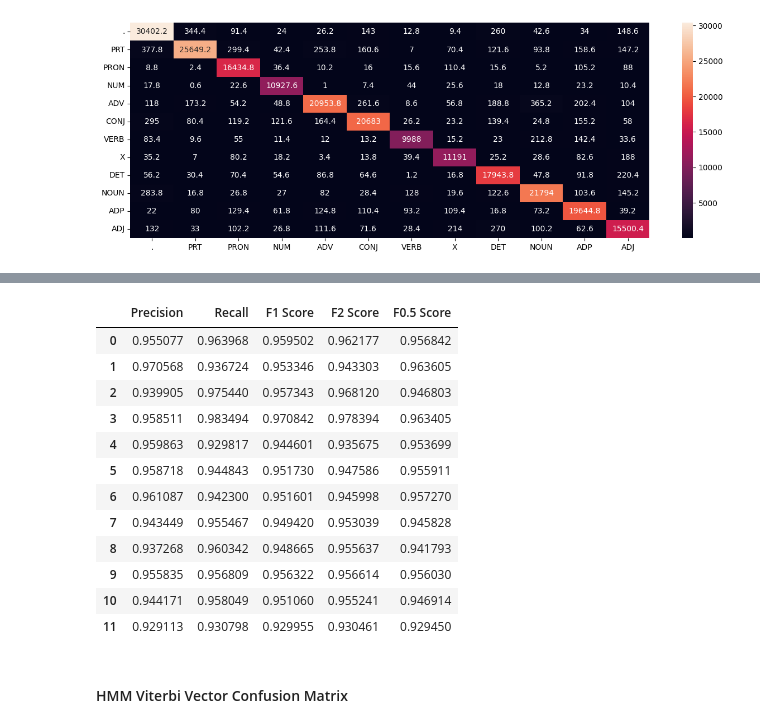
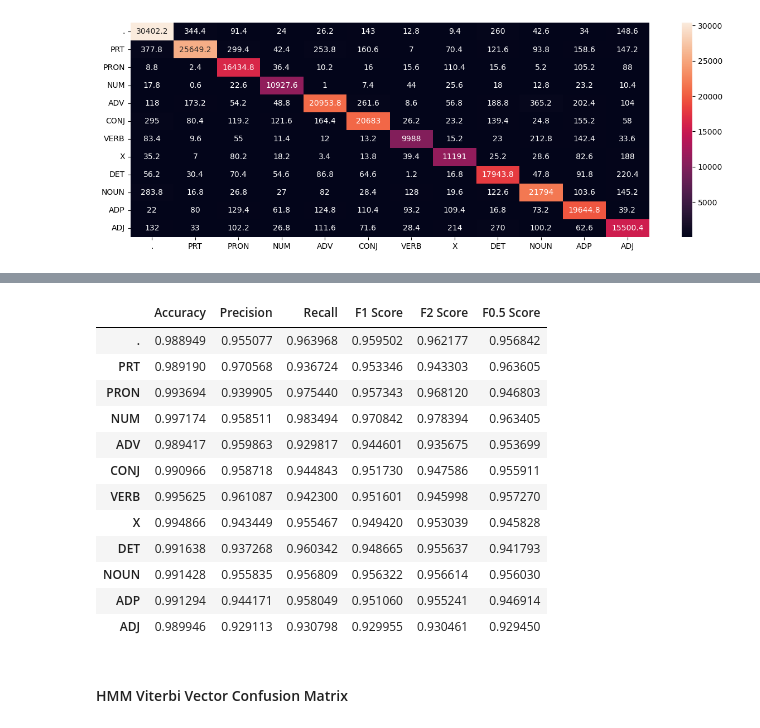
Before and after one commit to Pulkit-m/HMM_pos_tagger, a Jupyter notebook: HMM/Results.ipynb, the cells around one changed output, grey strips where cells are left out. Cells and saved outputs as stored; diff of their text form; code cells hidden in the pictures.

```diff
--- a/HMM/Results.ipynb
+++ b/HMM/Results.ipynb
@@ -105,18 +68,27 @@ f0_5_score = np.zeros(num_tags)
 # %%
-for i in range(num_tags):
-    tp = confusion_matrix[i, i]
-    fp = np.sum(confusion_matrix[:, i]) - tp
-    fn = np.sum(confusion_matrix[i, :]) - tp
-    tn = np.sum(confusion_matrix) - tp - fp - fn
+def calculate_metrics(confusion_matrix):
+    num_tags = confusion_matrix.shape[0]
+    accuracy = np.zeros(num_tags)
+    precision = np.zeros(num_tags)
+    recall = np.zeros(num_tags)
+    f1_score = np.zeros(num_tags)
+    f2_score = np.zeros(num_tags)
+    f0_5_score = np.zeros(num_tags)
 
-    precision[i] = tp / (tp + fp)
-    recall[i] = tp / (tp + fn)
-    f1_score[i] = 2 * precision[i] * recall[i] / (precision[i] + recall[i])
-    f2_score[i] = (5 * precision[i] * recall[i]) / (4 * precision[i] + recall[i])
-    f0_5_score[i] = (1.25 * precision[i] * recall[i]) / (0.25 * precision[i] + recall[i])
+    for i in range(num_tags):
+        tp = confusion_matrix[i, i]
+        fp = np.sum(confusion_matrix[:, i]) - tp
+        fn = np.sum(confusion_matrix[i, :]) - tp
+        tn = np.sum(confusion_matrix) - tp - fp - fn
 
-print('Precision:', precision)
-print('Recall:', recall)
-print('F1 Score:', f1_score)
-print('F2 Score:', f2_score)
-print('F0.5_score:', f0_5_score)
+        accuracy[i] = (tp + tn) / (tp + tn + fp + fn)
+        precision[i] = tp / (tp + fp)
+        recall[i] = tp / (tp + fn)
+        f1_score[i] = 2 * precision[i] * recall[i] / (precision[i] + recall[i])
+        f2_score[i] = (5 * precision[i] * recall[i]) / (4 * precision[i] + recall[i])
+        f0_5_score[i] = (1.25 * precision[i] * recall[i]) / (0.25 * precision[i] + recall[i])
+
+#dataframe to store the scores for each POS
+    scores= pd.DataFrame({'Accuracy': accuracy ,'Precision': precision, 'Recall': recall,
+                          'F1 Score': f1_score, 'F2 Score': f2_score, 'F0.5 Score': f0_5_score},index=TAGSET)
+    return scores
@@ -142,19 +95,20 @@ metrics_symbolic = pd.DataFrame({
-# %%
-metrics_symbolic
-# %% [output]
-|  | Precision | Recall | F1 Score | F2 Score | F0.5 Score |
-| 0 | 0.955077 | 0.963968 | 0.959502 | 0.962177 | 0.956842 |
-| 1 | 0.970568 | 0.936724 | 0.953346 | 0.943303 | 0.963605 |
-| 2 | 0.939905 | 0.975440 | 0.957343 | 0.968120 | 0.946803 |
-| 3 | 0.958511 | 0.983494 | 0.970842 | 0.978394 | 0.963405 |
-| 4 | 0.959863 | 0.929817 | 0.944601 | 0.935675 | 0.953699 |
-| 5 | 0.958718 | 0.944843 | 0.951730 | 0.947586 | 0.955911 |
-| 6 | 0.961087 | 0.942300 | 0.951601 | 0.945998 | 0.957270 |
-| 7 | 0.943449 | 0.955467 | 0.949420 | 0.953039 | 0.945828 |
-| 8 | 0.937268 | 0.960342 | 0.948665 | 0.955637 | 0.941793 |
-| 9 | 0.955835 | 0.956809 | 0.956322 | 0.956614 | 0.956030 |
-| 10 | 0.944171 | 0.958049 | 0.951060 | 0.955241 | 0.946914 |
-| 11 | 0.929113 | 0.930798 | 0.929955 | 0.930461 | 0.929450 |
+# %%
+metrics_symbolic = calculate_metrics(confusion_matrix)
+metrics_symbolic
+# %% [output]
+|  | Accuracy | Precision | Recall | F1 Score | F2 Score | F0.5 Score |
+| . | 0.988949 | 0.955077 | 0.963968 | 0.959502 | 0.962177 | 0.956842 |
+| PRT | 0.989190 | 0.970568 | 0.936724 | 0.953346 | 0.943303 | 0.963605 |
+| PRON | 0.993694 | 0.939905 | 0.975440 | 0.957343 | 0.968120 | 0.946803 |
+| NUM | 0.997174 | 0.958511 | 0.983494 | 0.970842 | 0.978394 | 0.963405 |
+| ADV | 0.989417 | 0.959863 | 0.929817 | 0.944601 | 0.935675 | 0.953699 |
+| CONJ | 0.990966 | 0.958718 | 0.944843 | 0.951730 | 0.947586 | 0.955911 |
+| VERB | 0.995625 | 0.961087 | 0.942300 | 0.951601 | 0.945998 | 0.957270 |
+| X | 0.994866 | 0.943449 | 0.955467 | 0.949420 | 0.953039 | 0.945828 |
+| DET | 0.991638 | 0.937268 | 0.960342 | 0.948665 | 0.955637 | 0.941793 |
+| NOUN | 0.991428 | 0.955835 | 0.956809 | 0.956322 | 0.956614 | 0.956030 |
+| ADP | 0.991294 | 0.944171 | 0.958049 | 0.951060 | 0.955241 | 0.946914 |
+| ADJ | 0.989946 | 0.929113 | 0.930798 | 0.929955 | 0.930461 | 0.929450 |
 # %% [markdown]
 #### HMM Viterbi Vector Confusion Matrix
 # %%
```
Also changed, not shown: parts of 13 cells of this notebook, 9 other files.
